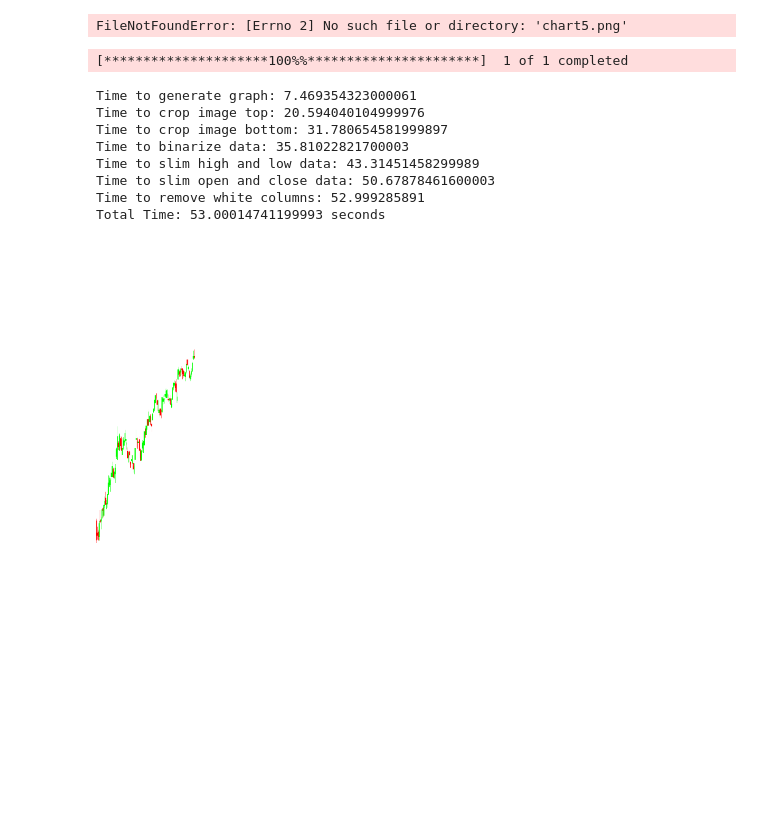
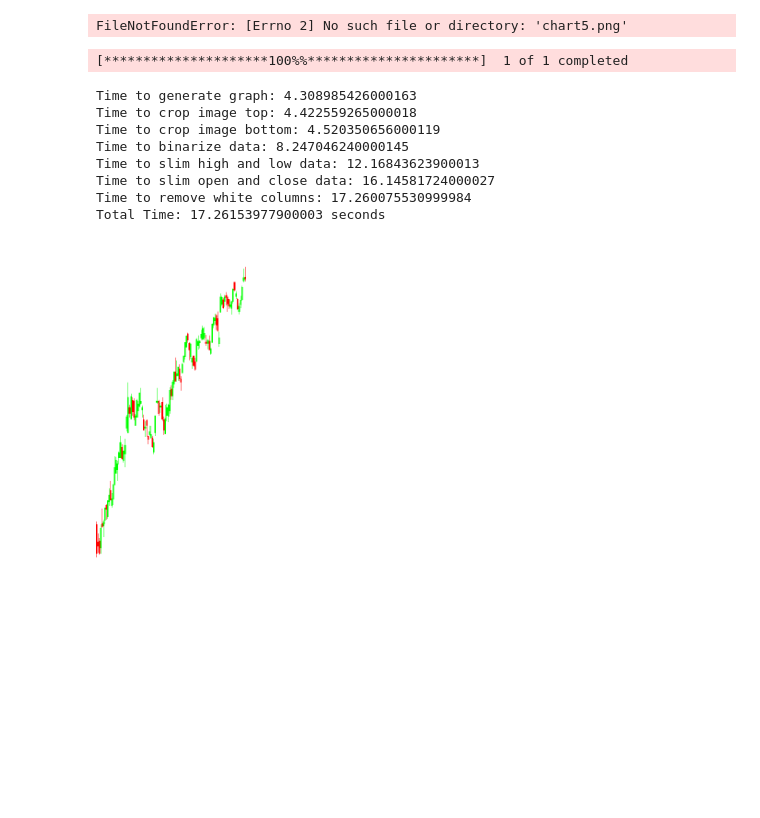
Before and after one commit to DFIC-Quant-Fund/CompVision-W2024, a Jupyter notebook: ImageGenerationScript.ipynb, the cells around one changed output. Saved outputs shown, nothing was run; the diff lists cells and outputs as text; code cells hidden in the pictures.

Commit message:
add crop optimizations

```diff
--- a/ImageGenerationScript.ipynb
+++ b/ImageGenerationScript.ipynb
@@ -328,17 +328,19 @@ class Graph:
         self.end_date = end_date
         self.image_array = []
         self.crop_pixels = 300
+        self.pips = 0.6
 
     def generate_graph(self):
         if self.stock_data is None:
             self.stock_data = yf.download(self.stock_symbol, start=self.start_date, end=self.end_date)
-            self.stock_data.reset_index(inplace=True)
-            self.stock_data['NumericDate'] = np.arange(len(self.stock_data))
+
+        self.stock_data.reset_index(inplace=True)
+        self.stock_data['NumericDate'] = np.arange(len(self.stock_data))
 
         ohlc = self.stock_data[['NumericDate', 'Open', 'High', 'Low', 'Close', 'Volume']].values
 
-        start_price_adj = self.stock_data.iloc[0]['Open'] * 0.2
-        end_price_adj = self.stock_data.iloc[0]['Open'] * 1.8
+        start_price_adj = self.stock_data.iloc[0]['Open'] * (1-self.pips)
+        end_price_adj = self.stock_data.iloc[0]['Open'] * (1+self.pips)
         fig_width = 10/2
         fig_height = 3
         fig, ax1 = plt.subplots(figsize=(fig_width, fig_height))
@@ -373,21 +375,20 @@ class Graph:
     def hex_array_to_image(self, hex_colors):
         height = len(hex_colors)
         width = len(hex_colors[0])
-        new_image = Image.new("RGBA", (width, height))
+        image_data = np.empty((height, width, 4), dtype=np.uint8)
 
-        for y in range(height):
-            for x in range(width):
-                hex_color = hex_colors[y][x]
-                rgba = tuple(int(hex_color[i:i+2], 16) for i in (1, 3, 5, 7))
-                new_image.putpixel((x, y), rgba)
+        for y, row in enumerate(hex_colors):
+            rgba_values = [tuple(int(hex_color[i:i+2], 16) for i in (1, 3, 5, 7)) for hex_color in row]
+            image_data[y, :] = rgba_values
 
+        new_image = Image.fromarray(image_data, 'RGBA')
         return new_image
 
     def binarize(self):
         img = Image.open("chart.png").convert('RGB')
         img_data = np.array(img)
 
-        white_condition = (img_data[..., 0] > 200) & (img_data[..., 1] > 200) & (img_data[..., 2] > 200)
+        white_condition = (img_data[..., 2] > 200)
         red_condition = img_data[..., 0] > 200
         green_condition = img_data[..., 1] > 200
 
@@ -512,12 +513,16 @@ class Graph:
 
 
     def crop_image_top(self):
-        self.image_array = self.image_array[self.crop_pixels:]
-        self.save_image()
+        image = Image.open("chart.png")
+        cropped_image = image.crop((0, self.crop_pixels, image.width, image.height))
+        cropped_image.save("chart.png")
+
 
     def crop_image_bottom(self):
-        self.image_array = self.image_array[:-self.crop_pixels]
-        self.save_image()
+        image = Image.open("chart.png")
+        cropped_image = image.crop((0, 0, image.width, image.height-self.crop_pixels))
+        cropped_image.save("chart.png")
+
 
 
 
@@ -528,12 +533,16 @@ class Graph:
     def save_image(self):
       img = self.hex_array_to_image(self.image_array)
       img.save("chart.png")
-      self.image_array = self.png_to_hex_array('chart.png')
 
 
+
+my_data = yf.download("AAPL", start='2023-01-01', end='2023-06-01')
+
 start = perf_counter()
-times = [perf_counter()]
-data = Graph('AAPL', '2023-01-01', '2023-06-01')
+data = Graph(stock_data=my_data)
+
+
+
 data.generate_graph()
 print("Time to generate graph:", perf_counter() - start)
 
@@ -541,44 +550,39 @@ print("Time to generate graph:", perf_counter() - start)
 data.crop_image_top()
 
 print("Time to crop image top:", perf_counter() - start)
 
 
 data.crop_image_bottom()
 print("Time to crop image bottom:", perf_counter() - start)
-
 
 
 data.binarize()
 print("Time to binarize data:", perf_counter() - start)
 
 data.slim_high_and_low()
 print("Time to slim high and low data:", perf_counter() - start)
 
 data.slim_open_and_close()
 print("Time to slim open and close data:", perf_counter() - start)
 
 data.remove_white_columns()
 
 print("Time to remove white columns:", perf_counter() - start)
 
 
 
-
 print("Total Time: " + str(perf_counter() - start) + " seconds")
 
 
 display(Image.open('chart.png'))
-
-
-#Overall time around 8-9 seconds in VS code and 18-22 Seconds in Notebook
 # %% [output]
 [*********************100%%**********************]  1 of 1 completed
-Time to generate graph: 7.469354323000061
-Time to crop image top: 20.594040104999976
-Time to crop image bottom: 31.780654581999897
-Time to binarize data: 35.81022821700003
-Time to slim high and low data: 43.31451458299989
-Time to slim open and close data: 50.67878461600003
-Time to remove white columns: 52.999285891
-Total Time: 53.00014741199993 seconds
+Time to generate graph: 4.308985426000163
+Time to crop image top: 4.422559265000018
+Time to crop image bottom: 4.520350656000119
+Time to binarize data: 8.247046240000145
+Time to slim high and low data: 12.16843623900013
+Time to slim open and close data: 16.14581724000027
+Time to remove white columns: 17.260075530999984
+Total Time: 17.26153977900003 seconds
-[figure, old version]
+[figure, new version]
```
Also changed, not shown: parts of 2 cells of this notebook.
